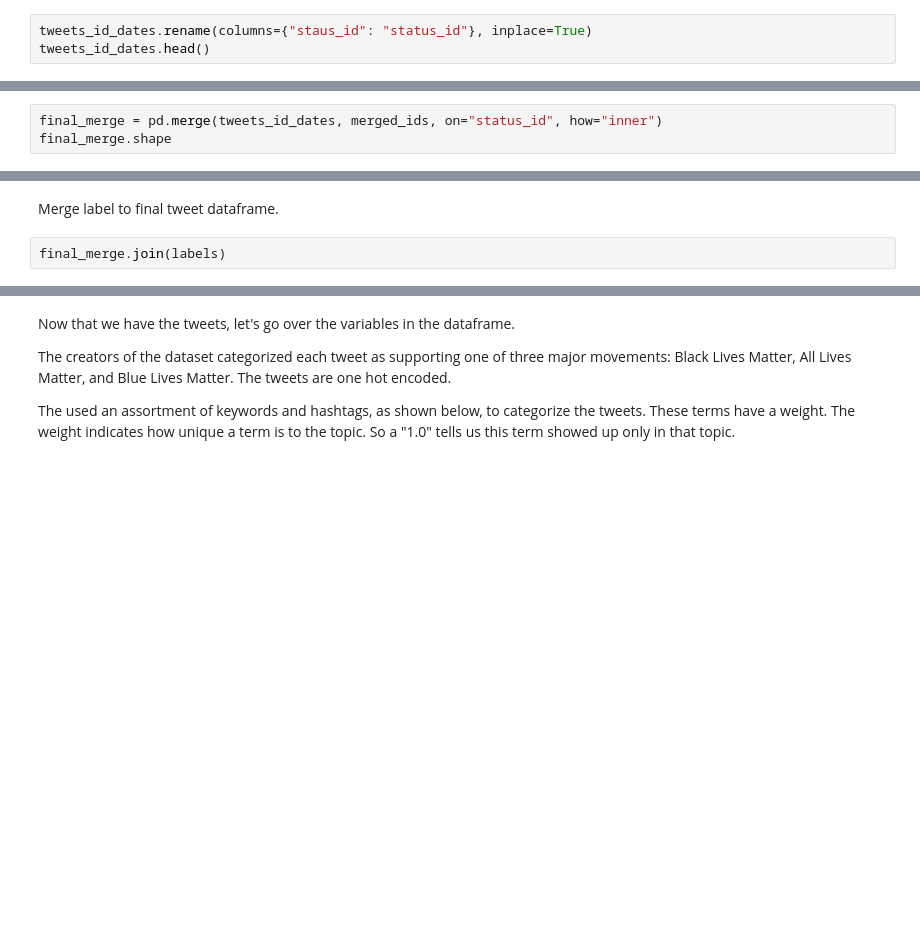
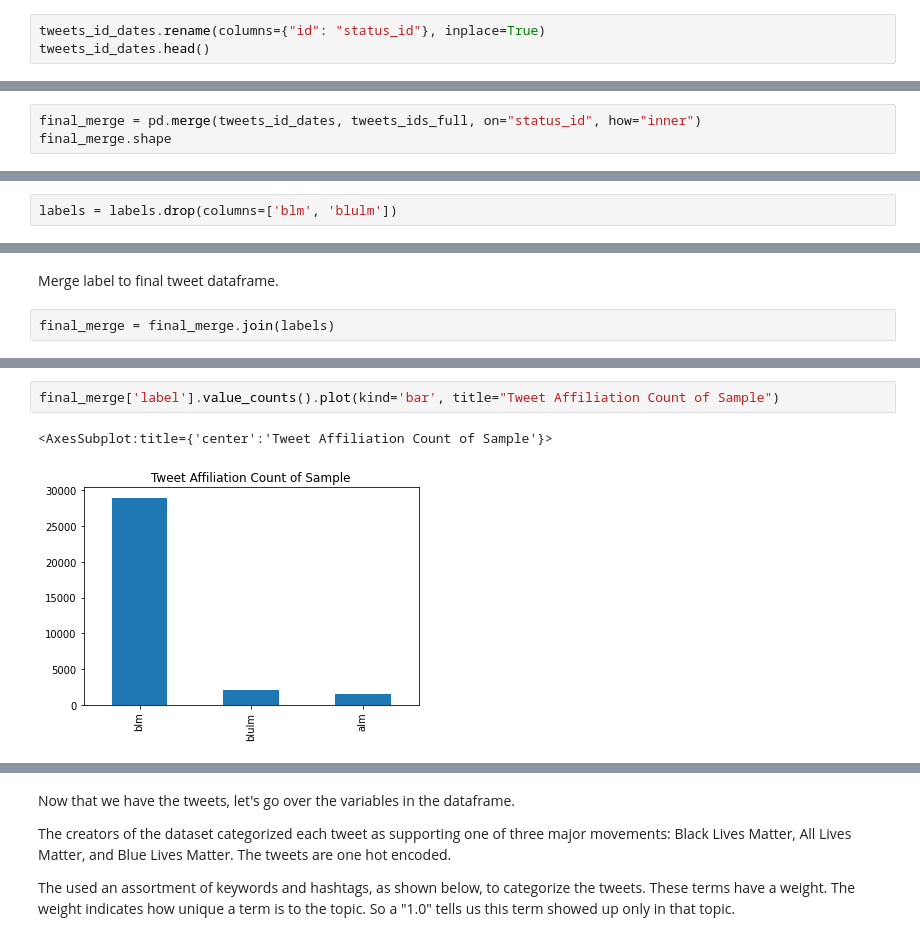
Before and after one commit to dowoma/DDS_BLM, a Jupyter notebook: data_cleaning_eda.ipynb, the cells around one changed output, grey strips where cells are left out. Saved outputs shown, nothing was run; the diff lists cells and outputs as text; blank space fills up the shorter version.

```diff
--- a/data_cleaning_eda.ipynb
+++ b/data_cleaning_eda.ipynb
@@ -798,7 +816,7 @@ tweets_id_dates.head()
 # %% [markdown]
 Rename so we can merge onto the dataframe with labels.
 # %%
-tweets_id_dates.rename(columns={"staus_id": "status_id"}, inplace=True)
+tweets_id_dates.rename(columns={"id": "status_id"}, inplace=True)
 tweets_id_dates.head()
 # %% [output]
 |  | status_id | time |
@@ -810,6 +828,6 @@ tweets_id_dates.head()
 # %% [markdown]
 Merge so we have IDs, time, and labels.
 # %%
-final_merge = pd.merge(tweets_id_dates, merged_ids, on="status_id", how="inner")
+final_merge = pd.merge(tweets_id_dates, tweets_ids_full, on="status_id", how="inner")
 final_merge.shape
 # %% [output]
@@ -956,3 +983,5 @@ A value is trying to be set on a copy of a slice from a DataFrame
 
 See the caveats in the documentation: https://pandas.pydata.org/pandas-docs/stable/user_guide/indexing.html#returning-a-view-versus-a-copy
   labels.rename(columns={'alm':'label'}, inplace=True)
+# %%
+labels = labels.drop(columns=['blm', 'blulm'])
@@ -959,4 +997,4 @@ See the caveats in the documentation: https://pandas.pydata.org/pandas-docs/stab
 # %% [markdown]
 Merge label to final tweet dataframe.
 # %%
-final_merge.join(labels)
+final_merge = final_merge.join(labels)
@@ -978,0 +1039,5 @@ final_merge.join(labels)
+# %%
+final_merge['label'].value_counts().plot(kind='bar', title="Tweet Affiliation Count of Sample")
+# %% [output]
+<AxesSubplot:title={'center':'Tweet Affiliation Count of Sample'}>
+[figure, added]
```
Also changed, not shown: parts of 28 cells of this notebook.
